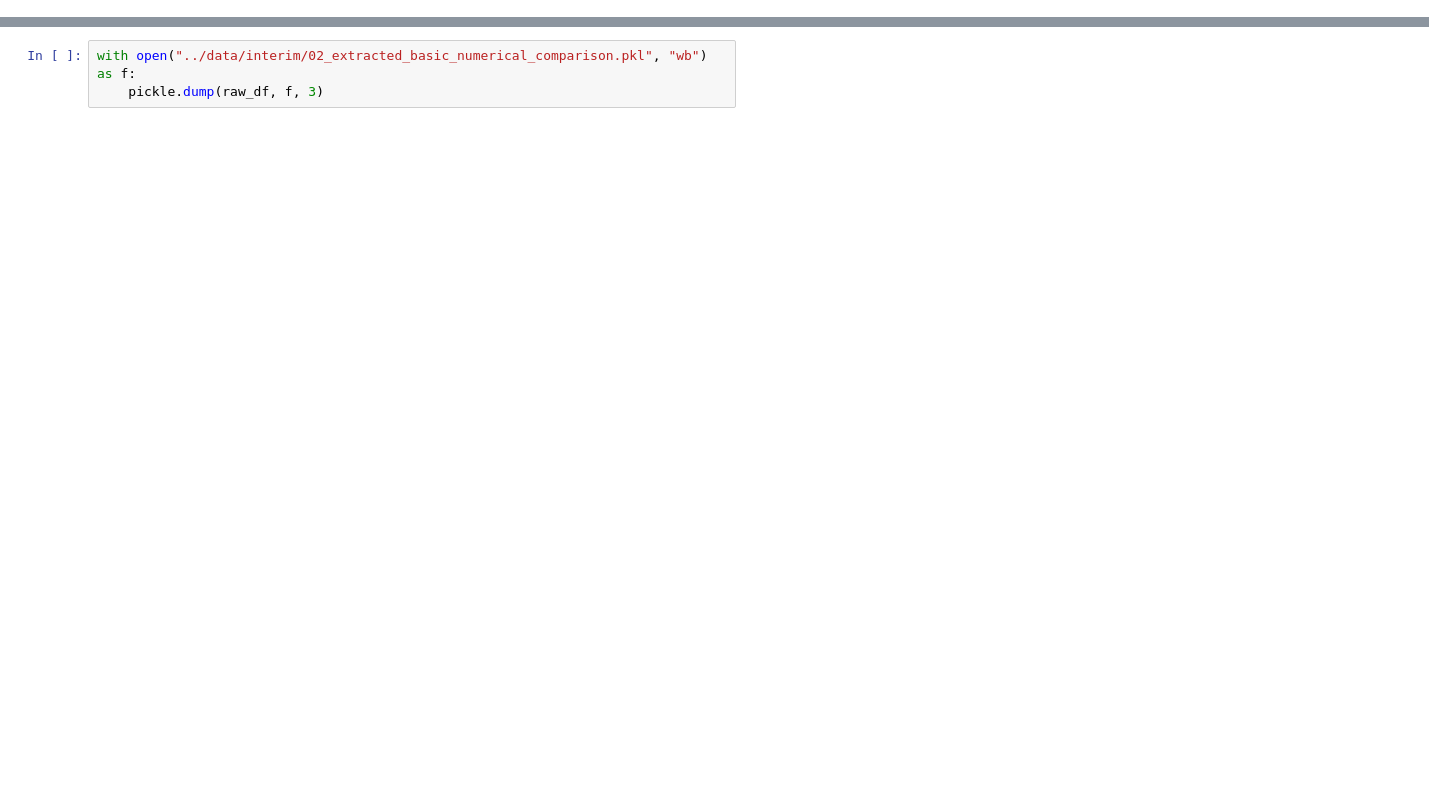
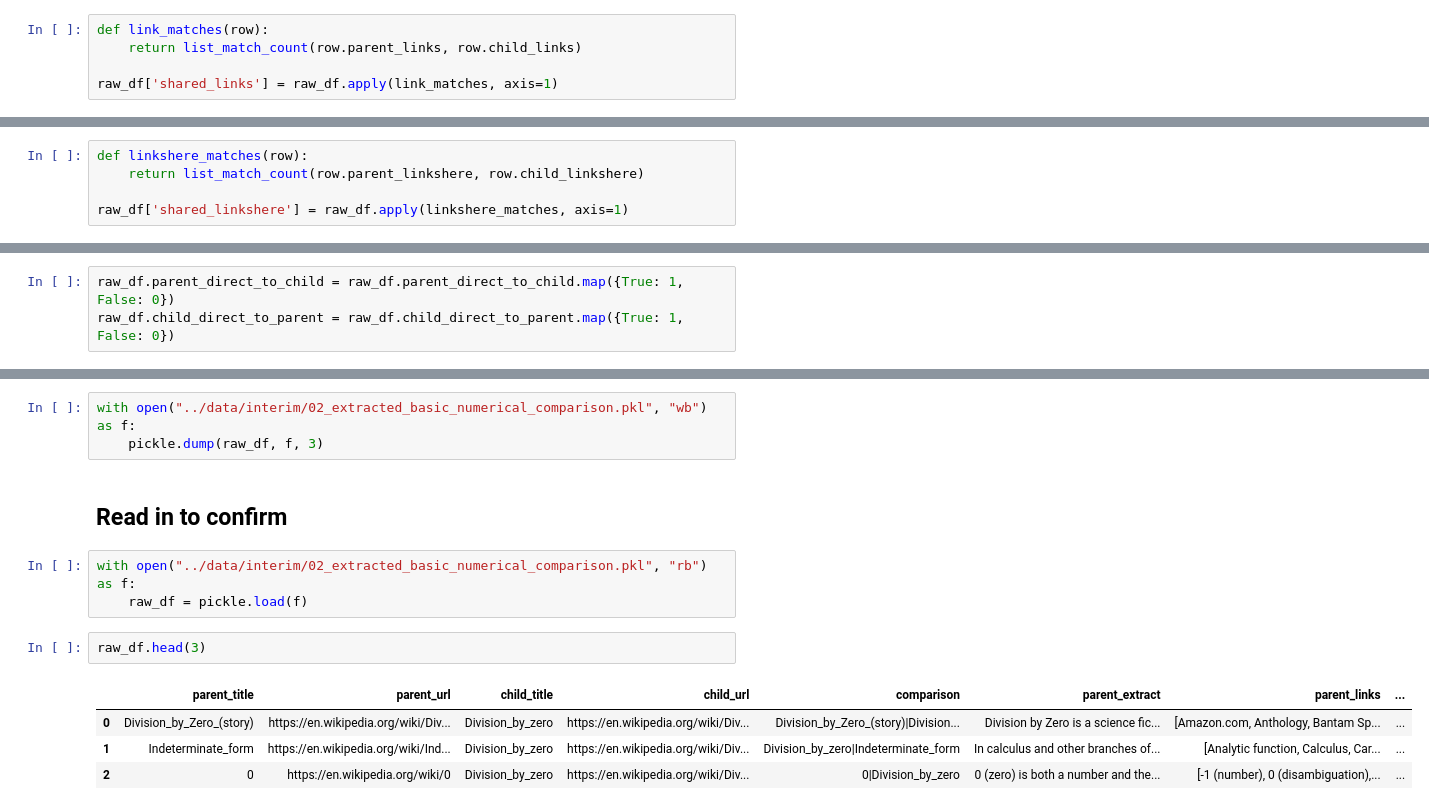
Before and after one commit to QED0711/wiki_learn, a Jupyter notebook: data-processing/extract_relation_info.ipynb, the cells around one changed output, grey strips where cells are left out. Drawn from its saved outputs; the diff is of its cells as text; blank space fills up the shorter version.

```diff
--- a/data-processing/extract_relation_info.ipynb
+++ b/data-processing/extract_relation_info.ipynb
@@ -76,0 +81,5 @@ raw_df["shared_categories"] = raw_df.apply(category_matches, axis=1)
+# %%
+def link_matches(row):
+    return list_match_count(row.parent_links, row.child_links)
+
+raw_df['shared_links'] = raw_df.apply(link_matches, axis=1)
@@ -76,0 +90,5 @@ raw_df["shared_categories"] = raw_df.apply(category_matches, axis=1)
+# %%
+def linkshere_matches(row):
+    return list_match_count(row.parent_linkshere, row.child_linkshere)
+
+raw_df['shared_linkshere'] = raw_df.apply(linkshere_matches, axis=1)
@@ -77,3 +99,6 @@ raw_df["shared_categories"] = raw_df.apply(category_matches, axis=1)
+# %%
+raw_df.parent_direct_to_child = raw_df.parent_direct_to_child.map({True: 1, False: 0})
+raw_df.child_direct_to_parent = raw_df.child_direct_to_parent.map({True: 1, False: 0})
 # %% [markdown]
 # Preview and Save
 # %%
@@ -93,3 +119,15 @@ raw_df.head(10)
 # %%
 with open("../data/interim/02_extracted_basic_numerical_comparison.pkl", "wb") as f:
     pickle.dump(raw_df, f, 3)
+# %% [markdown]
+## Read in to confirm
+# %%
+with open("../data/interim/02_extracted_basic_numerical_comparison.pkl", "rb") as f:
+    raw_df = pickle.load(f)
+# %%
+raw_df.head(3)
+# %% [output]
+|  | parent_title | parent_url | child_title | child_url | comparison | parent_extract | parent_links | ... |
+| 0 | Division_by_Zero_(story) | https://en.wikipedia.org/wiki/Div... | Division_by_zero | https://en.wikipedia.org/wiki/Div... | Division_by_Zero_(story)|Division... | Division by Zero is a science fic... | [Amazon.com, Anthology, Bantam Sp... | ... |
+| 1 | Indeterminate_form | https://en.wikipedia.org/wiki/Ind... | Division_by_zero | https://en.wikipedia.org/wiki/Div... | Division_by_zero|Indeterminate_form | In calculus and other branches of... | [Analytic function, Calculus, Car... | ... |
+| 2 | 0 | https://en.wikipedia.org/wiki/0 | Division_by_zero | https://en.wikipedia.org/wiki/Div... | 0|Division_by_zero | 0 (zero) is both a number and the... | [-1 (number), 0 (disambiguation),... | ... |
```
Also changed, not shown: parts of 4 cells of this notebook, 3 other files.
